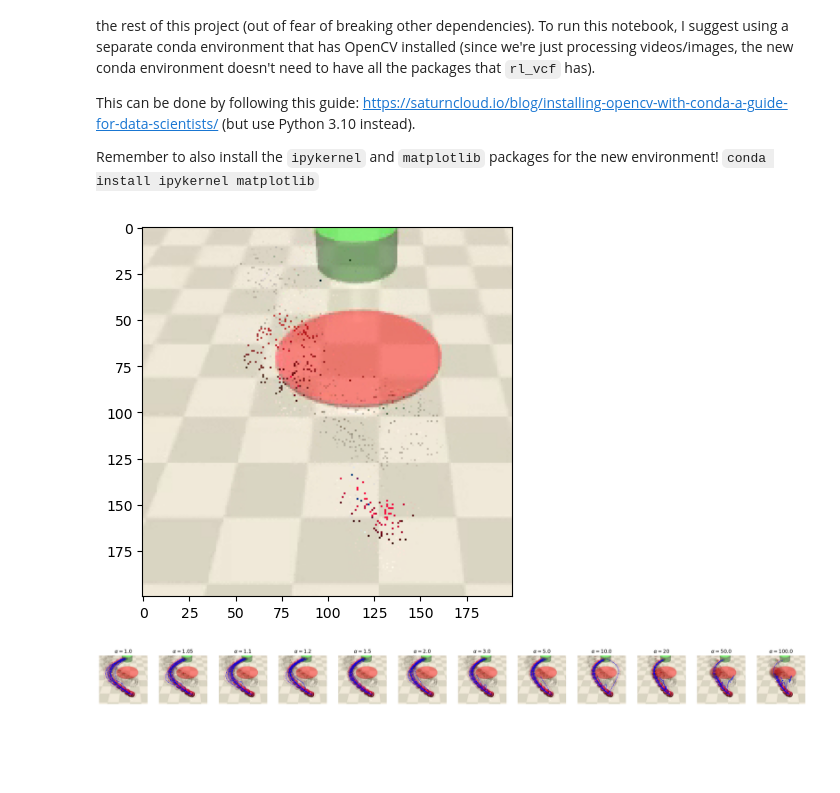
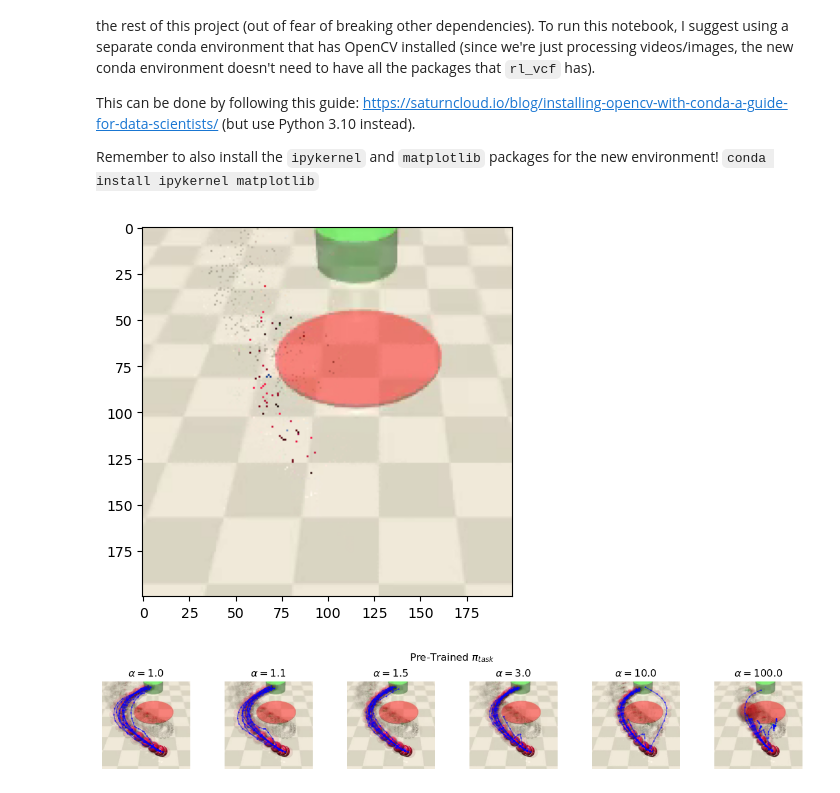
Before and after one commit to JacquesCloete/sport, a Jupyter notebook: notebooks/envs/episode_trajectory_distribution_visualization.ipynb, the cells around one changed output. Saved outputs shown, nothing was run; the diff lists cells and outputs as text; code cells hidden in the pictures; blank space fills up the shorter version.

```diff
--- a/notebooks/envs/episode_trajectory_distribution_visualization.ipynb
+++ b/notebooks/envs/episode_trajectory_distribution_visualization.ipynb
@@ -18,6 +18,7 @@ def extract_frames(
     ep_idxs: Container[int],
     alphas: Container[float] | None = None,
     datetimes: Container[str] | None = None,
+    prefix: str = "",
     backsub: cv2.BackgroundSubtractor | None = None,
     algo: str = "KNN",
     learning_rate: float = 0.01,
@@ -49,6 +50,7 @@ def extract_frames(
                 ep_frames = []
                 cam = cv2.VideoCapture(
                     "../../src/rl_vcf/outputs/"
+                    + prefix
                     + datetime
                     + "/videos/rl-video-episode-{ep_idx}.mp4".format(ep_idx=ep_idx)
                 )
@@ -80,6 +82,7 @@ def extract_frames(
                 ep_frames = []
                 cam = cv2.VideoCapture(
                     "../../src/rl_vcf/videos/videos_alpha_"
+                    + prefix
                     + alpha_str
                     + "/rl-video-episode-{ep_idx}.mp4".format(ep_idx=ep_idx)
                 )
@@ -118,11 +121,15 @@ def plot_trajectories(
     fig_size_scale_factor: float = 1.0,
     line_width: float = 1.0,
     marker_size: float = 1.0,
+    title: str | None = None,
 ) -> tuple[Figure, Axes]:
 
     N = len(keys)
     fig, axs = plt.subplots(
-        1, N, figsize=(fig_size_scale_factor * N, fig_size_scale_factor * 1)
+        1,
+        N,
+        figsize=(fig_size_scale_factor * N, fig_size_scale_factor * 1),
+        constrained_layout=True,
     )
 
     for k, key in enumerate(keys):
@@ -172,11 +179,12 @@ def plot_trajectories(
             )
         axs[k].set_title(r"$\alpha = {alpha}$".format(alpha=key))
         axs[k].axis("off")
-    fig.tight_layout()
+    if title is not None:
+        fig.suptitle(title)
     return fig, axs
 # %%
 # Alphas
-alphas = [1.0, 1.05, 1.1, 1.2, 1.5, 2.0, 3.0, 5.0, 10.0, 20, 50.0, 100.0]
+alphas = [1.0, 1.05, 1.1, 1.2, 1.35, 1.5, 2.0, 3.0, 5.0, 10.0, 20, 50.0, 100.0]
 
 # Episode indices
 ep_idxs = np.arange(0, 1000, 100)
@@ -199,6 +207,16 @@ frames, backsub = extract_frames(
     learning_rate=learning_rate,
     crop_lims=crop_lims,
 )
+
+frames_alpha_task, backsub = extract_frames(
+    ep_idxs=ep_idxs,
+    alphas=alphas,
+    prefix="task_",
+    backsub=backsub,
+    algo=algo,
+    learning_rate=learning_rate,
+    crop_lims=crop_lims,
+)
 # %%
 # Check background subtraction is working
 plt.imshow(
@@ -206,7 +224,7 @@ plt.imshow(
 )
 plt.show()
 # %% [output]
-[figure, old version]
+[figure, new version]
 # %%
 # Blob detection params
 params = cv2.SimpleBlobDetector_Params()
@@ -224,21 +242,22 @@ update_rate = 1.0
 keypoint_size_cutoff = 40
 blur_size = (3, 3)
 # %%
-# alphas_to_plot = [1.0, 1.1]
-alphas_to_plot = alphas
+alphas_to_plot = [1.0, 1.1, 1.5, 3.0, 10.0, 100.0]
+# alphas_to_plot = alphas
 
 fig, ax = plot_trajectories(
     frames=frames,
     keys=alphas_to_plot,
     backsub=backsub,
     update_rate=update_rate,
     keypoint_size_cutoff=keypoint_size_cutoff,
     blur_size=blur_size,
     blob_detector=blob_detector,
     color="b",
     fig_size_scale_factor=2.0,
     line_width=1.0,
     marker_size=1.0,
+    title=r"Pre-Trained $\pi_{task}$",
 )
 # %% [output]
-[figure, old version]
+[figure, new version]
```
Also changed, not shown: parts of 1 cell of this notebook, 18 other files.
